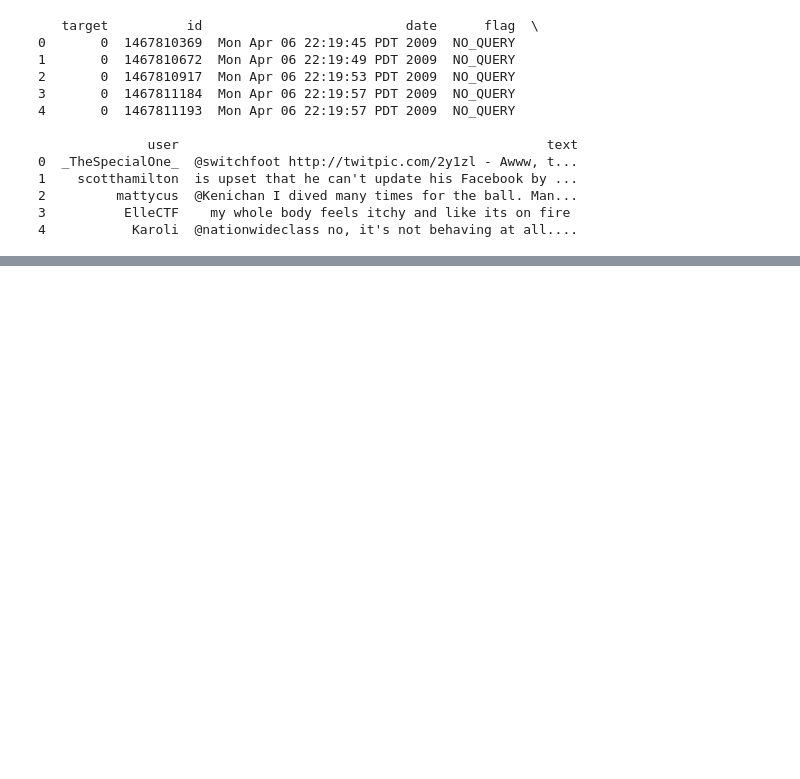
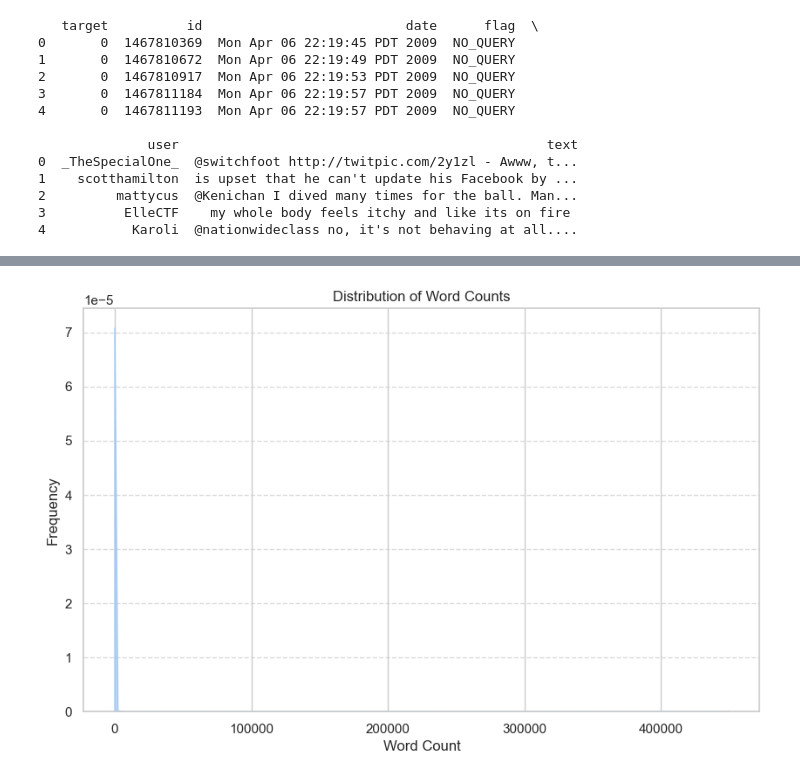
Before and after one commit to I7T5/SentimentNLP, a Jupyter notebook: project.ipynb, the cells around one changed output, grey strips where cells are left out. Saved outputs shown, nothing was run; the diff lists cells and outputs as text; code cells hidden in the pictures; blank space fills up the shorter version.

```diff
--- a/project.ipynb
+++ b/project.ipynb
@@ -78,8 +117,8 @@ for i, row in df.iterrows():
         if word in word_counts:
             word_counts[word][target] += 1
         else:
-            word_counts[word] = {i: 0 for i in range(NUMBER_OF_TARGET_VALUES)}  # initialize with 0
+            word_counts[word] = {0: 0, 1: 0}  # initialize
             word_counts[word][target] = 1
 
-print("Sorting words by total frequency...")
+print("Sorting words by total frequency...")  # runtime: 1s
 word_counts = {k: v for k, v in sorted(word_counts.items(), key=lambda item: sum(item[1].values()), reverse=True)}  # sort by counts
@@ -89,0 +130,8 @@ print(word_counts)
+# %%
+# generated by GitHub Copilot with minor edits
+# runtime: 15s
+word_counts_df = pd.DataFrame(word_counts).T.reset_index()
+word_counts_df.columns = ['word', 'neg', 'pos']
+# pos: number of positive examples which contains the word
+word_counts_df['total'] = word_counts_df['neg'] + word_counts_df['pos']
+word_counts_df.head()
@@ -89,0 +145,16 @@ print(word_counts)
+# %%
+# generated by GitHub Copilot with minor edits
+
+# Plot the distribution of the words
+plt.figure(figsize=(10, 6))
+# sns.kdeplot(word_counts_df['total'], fill=True, color=sns.color_palette("pastel")[0], alpha=0.7)
+# plt.hist(word_counts_df['total'].values, bins=50, density=True, color=sns.color_palette("pastel")[0])
+# TODO: Fix the following line
+plt.stairs(word_counts_df['total'].grou, bins=50, color=sns.color_palette("pastel")[0])
+plt.title('Distribution of Word Counts')
+plt.xlabel('Word Count')
+plt.ylabel('Frequency')
+plt.grid(axis='y', linestyle='--', alpha=0.7)
+plt.show()
+# %% [output]
+[figure, added]
```
Also changed, not shown: parts of 12 cells of this notebook.
